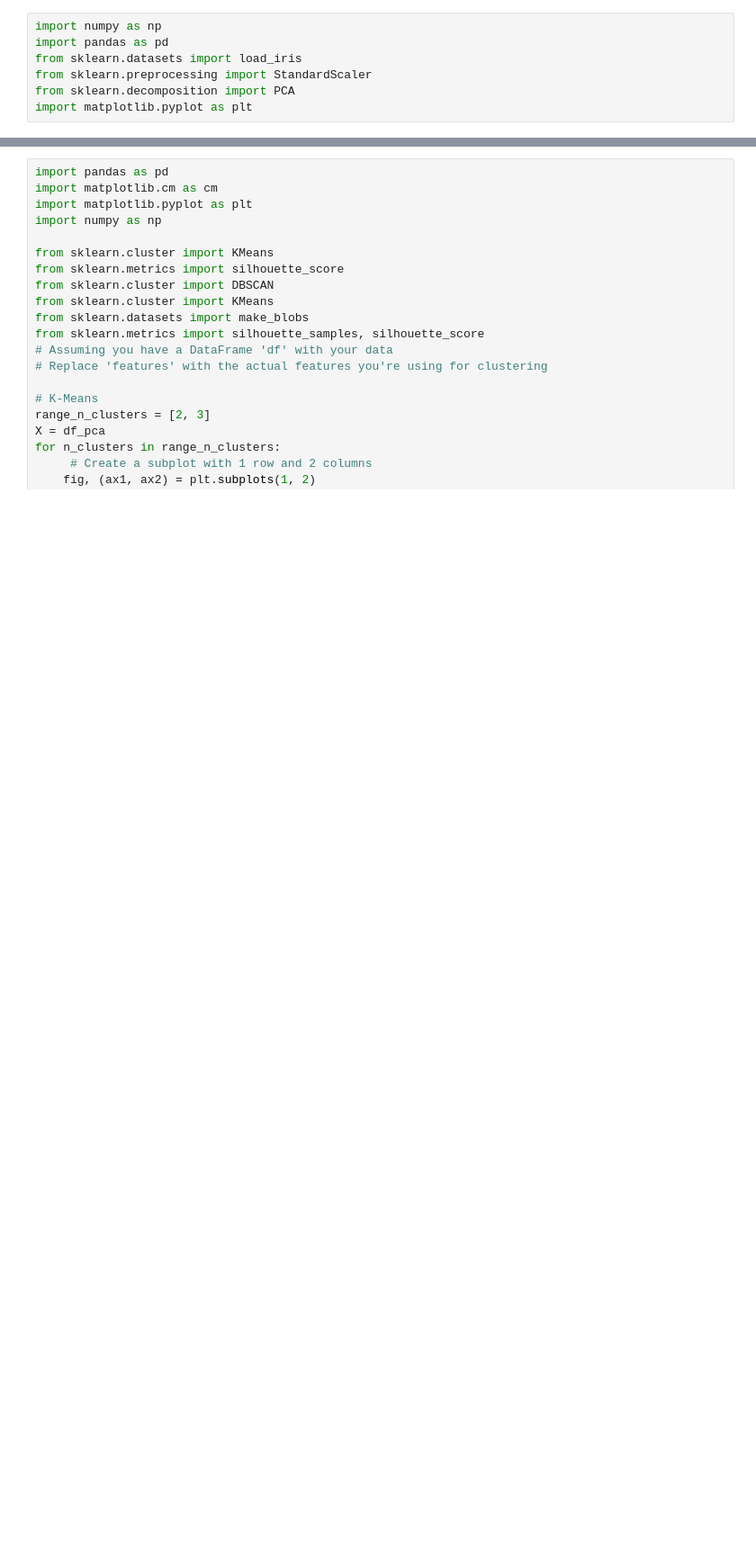
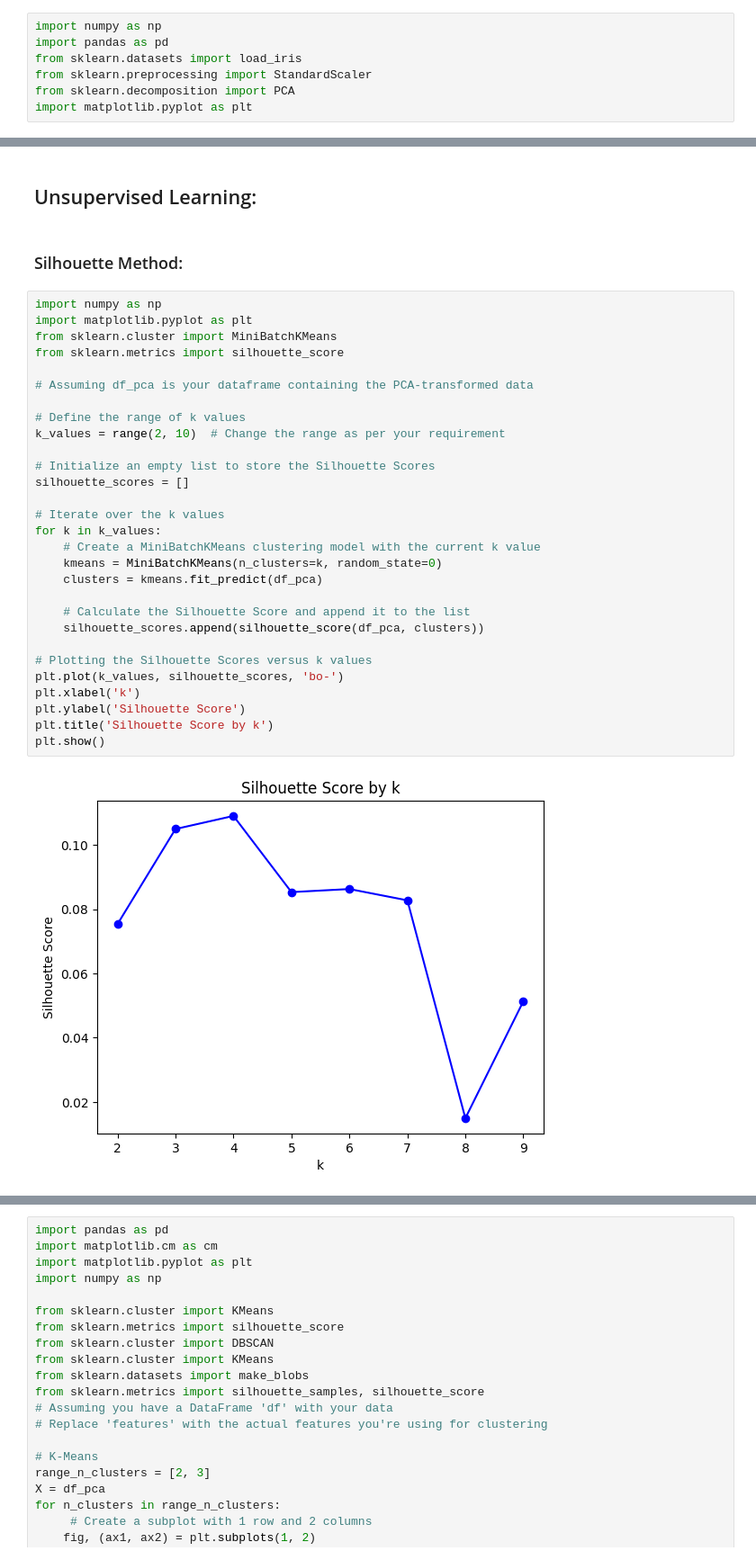
Before and after one commit to denezo/data-science-course, a Jupyter notebook: DS_CA6.ipynb, the cells around one changed output, grey strips where cells are left out. Shown at 90% size. Drawn from its saved outputs; the diff is of its cells as text; blank space fills up the shorter version.

```diff
--- a/DS_CA6.ipynb
+++ b/DS_CA6.ipynb
@@ -237,0 +255,35 @@ plt.scatter(x1,x2, s=0.5)
+# %% [markdown]
+## Unsupervised Learning:
+# %% [markdown]
+### Silhouette Method:
+# %%
+import numpy as np
+import matplotlib.pyplot as plt
+from sklearn.cluster import MiniBatchKMeans
+from sklearn.metrics import silhouette_score
+
+# Assuming df_pca is your dataframe containing the PCA-transformed data
+
+# Define the range of k values
+k_values = range(2, 10)  # Change the range as per your requirement
+
+# Initialize an empty list to store the Silhouette Scores
+silhouette_scores = []
+
+# Iterate over the k values
+for k in k_values:
+    # Create a MiniBatchKMeans clustering model with the current k value
+    kmeans = MiniBatchKMeans(n_clusters=k, random_state=0)
+    clusters = kmeans.fit_predict(df_pca)
+
+    # Calculate the Silhouette Score and append it to the list
+    silhouette_scores.append(silhouette_score(df_pca, clusters))
+
+# Plotting the Silhouette Scores versus k values
+plt.plot(k_values, silhouette_scores, 'bo-')
+plt.xlabel('k')
+plt.ylabel('Silhouette Score')
+plt.title('Silhouette Score by k')
+plt.show()
+# %% [output]
+[figure, added]
```
Also changed, not shown: parts of 29 cells of this notebook.
